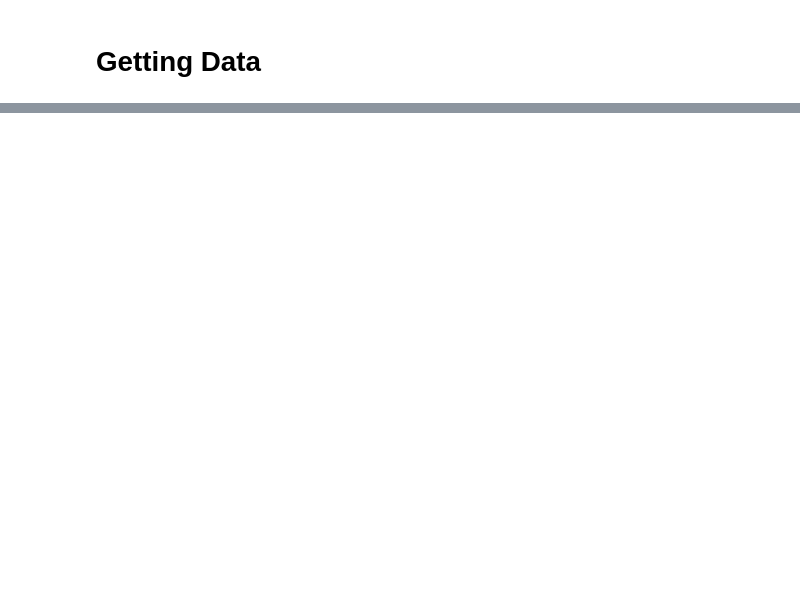
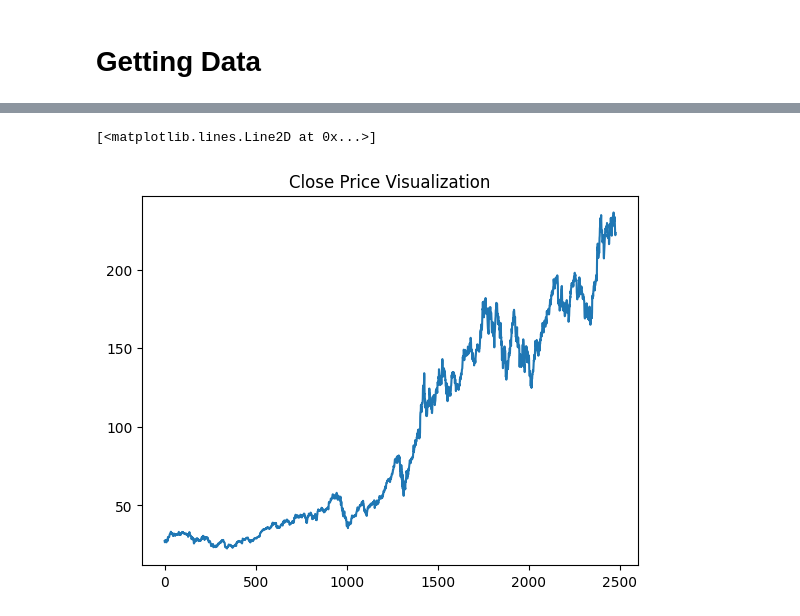
Before and after one commit to AkshatSoni1230/Stock-Price-Prediction, a Jupyter notebook: main.ipynb, the cells around one changed output, grey strips where cells are left out. Cells and saved outputs as stored; diff of their text form; code cells hidden in the pictures; blank space fills up the shorter version.

```diff
--- a/main.ipynb
+++ b/main.ipynb
@@ -33,0 +33,14 @@ plt.plot(df['Close'])
+# %%
+START = "2015-01-01"
+TODAY = date.today().strftime("%Y-%m-%d")
+
+# Define a function to load the dataset
+
+def load_data(ticker):
+    data = yf.download(ticker, START, TODAY)
+    data.reset_index(inplace=True)
+    return data
+# %%
+data = load_data('AAPL')
+df=data
+df.head()
@@ -33,0 +56,3 @@ plt.plot(df['Close'])
+# %%
+df = df.drop(['Date', 'Adj Close'], axis = 1)
+df.head()
@@ -33,0 +67,6 @@ plt.plot(df['Close'])
+# %%
+plt.title("Close Price Visualization")
+plt.plot(df.Close)
+# %% [output]
+[<matplotlib.lines.Line2D at 0x...>]
+[figure, added]
```
Also changed, not shown: parts of 30 cells of this notebook, 2 other files.
